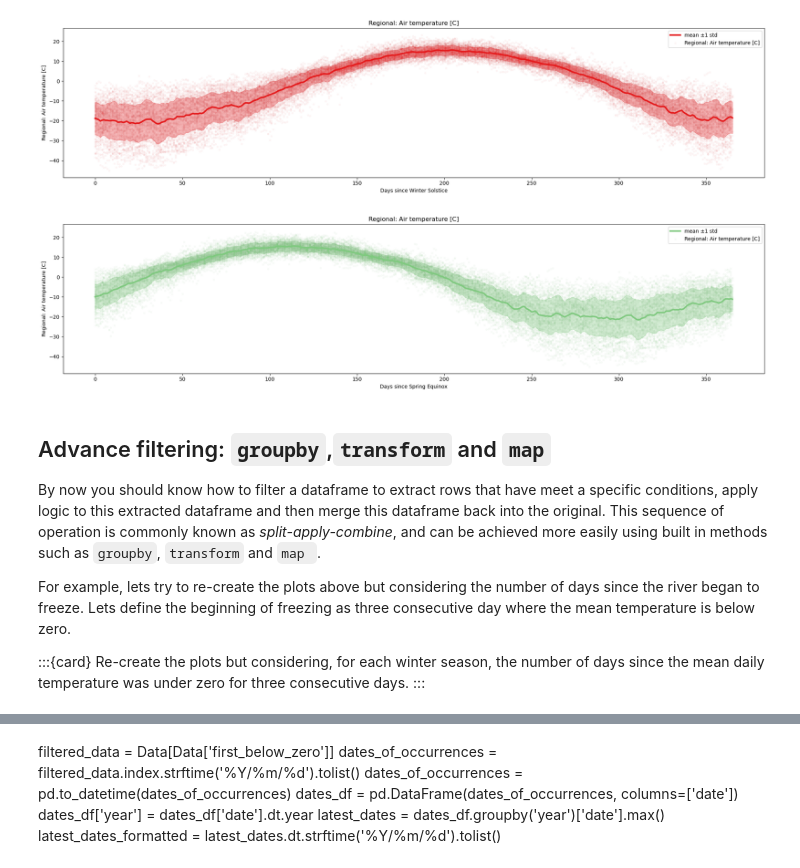
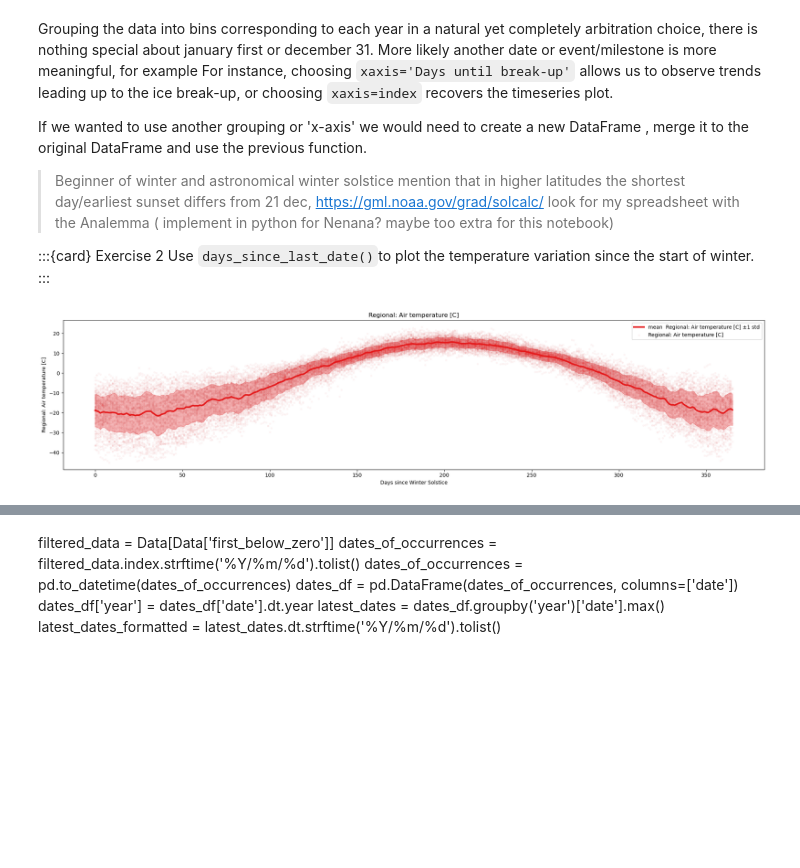
Before and after one commit to iceclassic/mude, a Jupyter notebook: book/Part_1/Regression.ipynb, the cells around one changed output, grey strips where cells are left out. Cells and saved outputs as stored; diff of their text form; code cells hidden in the pictures; blank space fills up the shorter version.

```diff
--- a/book/Part_1/Regression.ipynb
+++ b/book/Part_1/Regression.ipynb
@@ -59,19 +51,19 @@ Use `days_since_last_date`to plt the variation of the temperature using the numb
+# %% [markdown]
+Grouping the data into bins corresponding to each year in a natural yet completely arbitration choice, there is nothing special about january first or december 31. More likely another date or event/milestone is more meaningful, for example For instance, choosing `xaxis='Days until break-up'` allows us to observe trends leading up to the ice break-up, or choosing `xaxis=index` recovers the timeseries plot.
+
+
+If we wanted to use another grouping or 'x-axis' we would need to create a new DataFrame , merge it to the original DataFrame and use the previous function.
+
+> Beginner of winter and astronomical winter solstice
+> mention that in higher latitudes the shortest day/earliest sunset differs from 21 dec, https://gml.noaa.gov/grad/solcalc/
+> look for my spreadsheet with the Analemma ( implement in python for Nenana?  maybe too extra for this notebook)
+
+
+:::{card} Exercise 2
+Use `days_since_last_date()`to plot the temperature variation  since the start of winter.
+:::
 # %%
-Data=days_since_last_date(Data,date='Winter Solstice')
-Data=days_since_last_date(Data,date='Spring Equinox')
-plot_seasonal(Data,k=1,plot_mean_std=True,columns_to_plot=['Regional: Air temperature [C]'],xaxis='Winter Solstice',xaxis_name='Days since Winter Solstice',scatter_alpha=0.03)
-plot_seasonal(Data,k=1,plot_mean_std=True,columns_to_plot=['Regional: Air temperature [C]'],xaxis='Spring Equinox',xaxis_name='Days since Spring Equinox',col_cmap='Accent',scatter_alpha=0.04)
+Data_2=days_since_last_date(Data,date='12/21',name='Winter Solstice')
+plot_contents(Data_2,k=1,plot_mean_std=True,columns_to_plot=['Regional: Air temperature [C]'],xaxis='Winter Solstice',xaxis_name='Days since Winter Solstice',scatter_alpha=0.03)
 # %% [output]
-[figure, old version]
+[figure, new version]
-[figure, removed]
-# %% [markdown]
-## Advance filtering:  `groupby`,`transform` and `map`
-By now you should  know how to filter a dataframe to extract rows that have meet a specific conditions, apply logic to this extracted dataframe and then merge this dataframe back into the original.
-This sequence of operation is commonly known as *split-apply-combine*, and can be achieved more easily using  built in methods such as `groupby`, `transform` and `map `.
-
-For example, lets try to re-create the plots above but considering the number of days since the river began to freeze.
-Lets define the beginning of freezing as three consecutive day where the mean temperature is below zero.
-
-:::{card}
-Re-create the plots but considering, for each winter season, the number of days since the mean daily temperature was under zero for three consecutive days.
-:::
```
Also changed, not shown: parts of 20 cells of this notebook, 2 other files.
